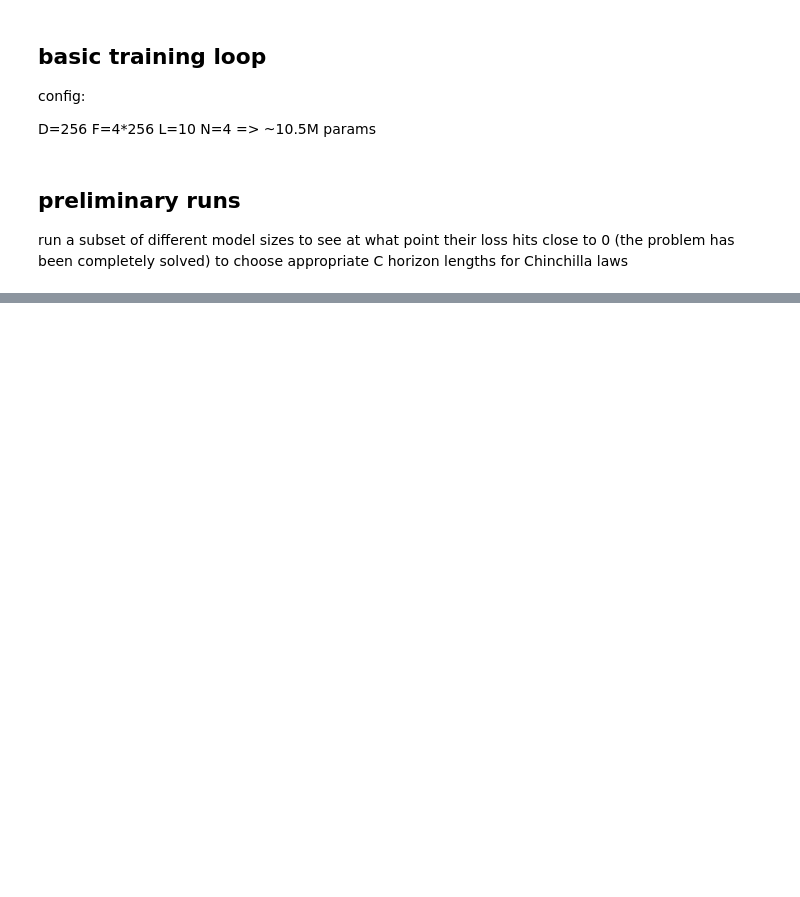
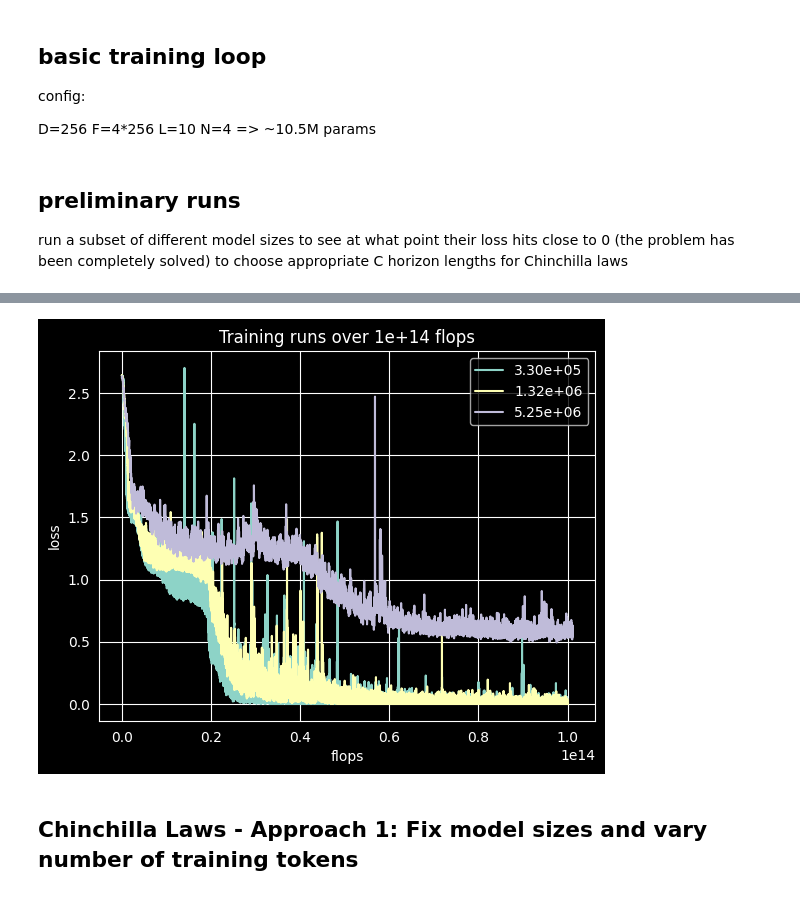
Before and after one commit to RahulBirCodes/blackboard, a Jupyter notebook: chinchilla-exercise/chinchilla_exercise.ipynb, the cells around one changed output, grey strips where cells are left out. Drawn from its saved outputs; the diff is of its cells as text; code cells hidden in the pictures; blank space fills up the shorter version.

Commit message:
added graphs for preliminary runs

```diff
--- a/chinchilla-exercise/chinchilla_exercise.ipynb
+++ b/chinchilla-exercise/chinchilla_exercise.ipynb
@@ -680,7 +686,7 @@ preliminary_model_configs = [
     ),
 ]
 
-FLOPS_HORIZON = 1e16
+FLOPS_HORIZON = 1e14
 def flops_to_training_steps(model_size, flops_horizon, bs, t):
     flops_per_step = 6 * model_size * bs * t
     return int(flops_horizon // flops_per_step)
@@ -695,7 +701,7 @@ def round_training_steps_to_chunk_size(model_size, chunk_size, ideal_flops, bs,
     return rounded_steps, training_steps_to_flops(model_size, rounded_steps, bs, t)
 
 training_configs = []
-CHUNK_SIZE = 1000
+CHUNK_SIZE = 100
 BS = 32
 for m in preliminary_model_configs:
     steps, flops = round_training_steps_to_chunk_size(
@@ -725,15 +731,8 @@ for i in range(len(training_configs)):
     model_config = preliminary_model_configs[i]
     training_config = training_configs[i]
     losses = np.array(train_model(model_config, training_config))
-    training_results[(model_config, training_config)] = losses
+    training_results[model_config.size()] = losses
     # save results to file
-    with open(f'preliminary/size_{model_config.size():1.2e}_flops_{FLOPS_HORIZON}.npy', 'wb') as f:
+    with open(f'preliminary/size_{model_config.size():1.2e}.npy', 'wb') as f:
         np.save(f, losses)
-
-
-for i in range(len(preliminary_model_configs)):
-    model_config = preliminary_model_configs[i]
-    training_config = training_configs[i]
-    res = training_results[i]
-    plt.plot(np.arange(training_config.steps) + 1, np.array(res.losses), label=f"{config.size():1.2e}")
 # %% [output]
@@ -756,0 +756,23 @@ step: 37000, loss: 1.6036168336868286
+# %%
+fig, ax = plt.subplots()
+for i in range(len(training_configs)):
+    m = preliminary_model_configs[i]
+    t = training_configs[i]
+    size = m.size()
+    steps = training_configs[i].steps
+    flops_per_step = int(6 * m.size() * t.bs * MAX_SEQ_LEN)
+    x = flops_per_step * np.arange(steps) + 1
+    losses = training_results[size]
+    ax.plot(x, losses, label=f'{size:1.2e}')
+
+ax.set_xlabel('flops')
+ax.set_ylabel('loss')
+ax.set_title(f'Training runs over {FLOPS_HORIZON:1.0e} flops')
+ax.legend()
+
+os.makedirs('graphs', exist_ok=True)
+fig.savefig(f'graphs/preliminary_runs_{FLOPS_HORIZON:1.0e}')
+# %% [output]
+[figure, added]
+# %% [markdown]
+## Chinchilla Laws - Approach 1: Fix model sizes and vary number of training tokens
```
Also changed, not shown: parts of 6 cells of this notebook.
